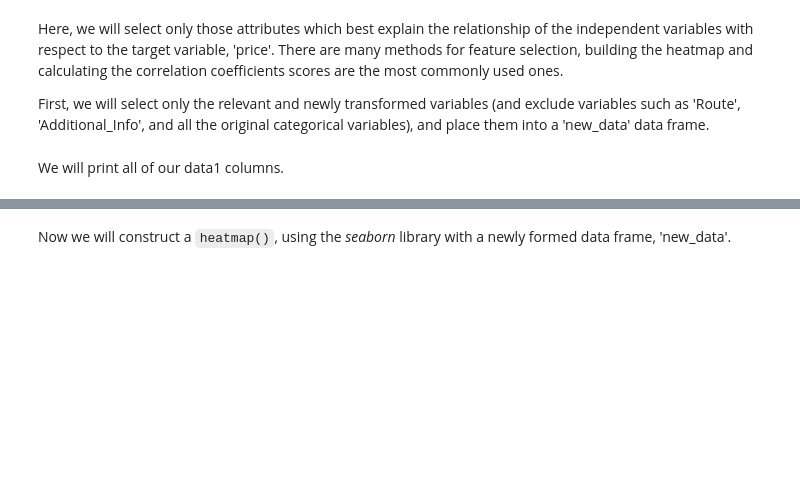
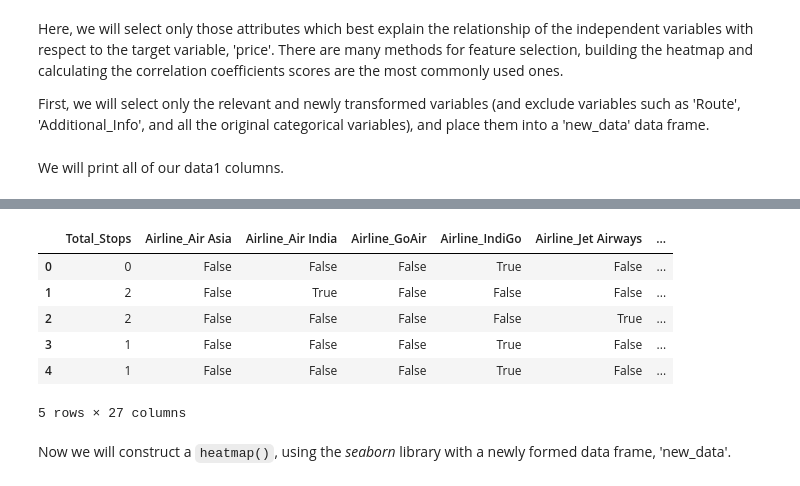
Before and after one commit to markohey/IBM_Coursera, a Jupyter notebook: Feature_Engineering_Lab.ipynb, the cells around one changed output, grey strips where cells are left out. Saved outputs shown, nothing was run; the diff lists cells and outputs as text; code cells hidden in the pictures; blank space fills up the shorter version.

```diff
--- a/Feature_Engineering_Lab.ipynb
+++ b/Feature_Engineering_Lab.ipynb
@@ -376,3 +459,13 @@ new_data = data1.loc[:,['Total_Stops', 'Airline_Air Asia',
+# %%
+new_data.head()
+# %% [output]
+|  | Total_Stops | Airline_Air Asia | Airline_Air India | Airline_GoAir | Airline_IndiGo | Airline_Jet Airways | ... |
+| 0 | 0 | False | False | False | True | False | ... |
+| 1 | 2 | False | True | False | False | False | ... |
+| 2 | 2 | False | False | False | False | True | ... |
+| 3 | 1 | False | False | False | True | False | ... |
+| 4 | 1 | False | False | False | True | False | ... |
+5 rows × 27 columns
 # %% [markdown]
 Now we will construct a `heatmap()`, using the *seaborn* library with a newly formed data frame, 'new_data'.
 # %%
```
Also changed, not shown: parts of 24 cells of this notebook.
